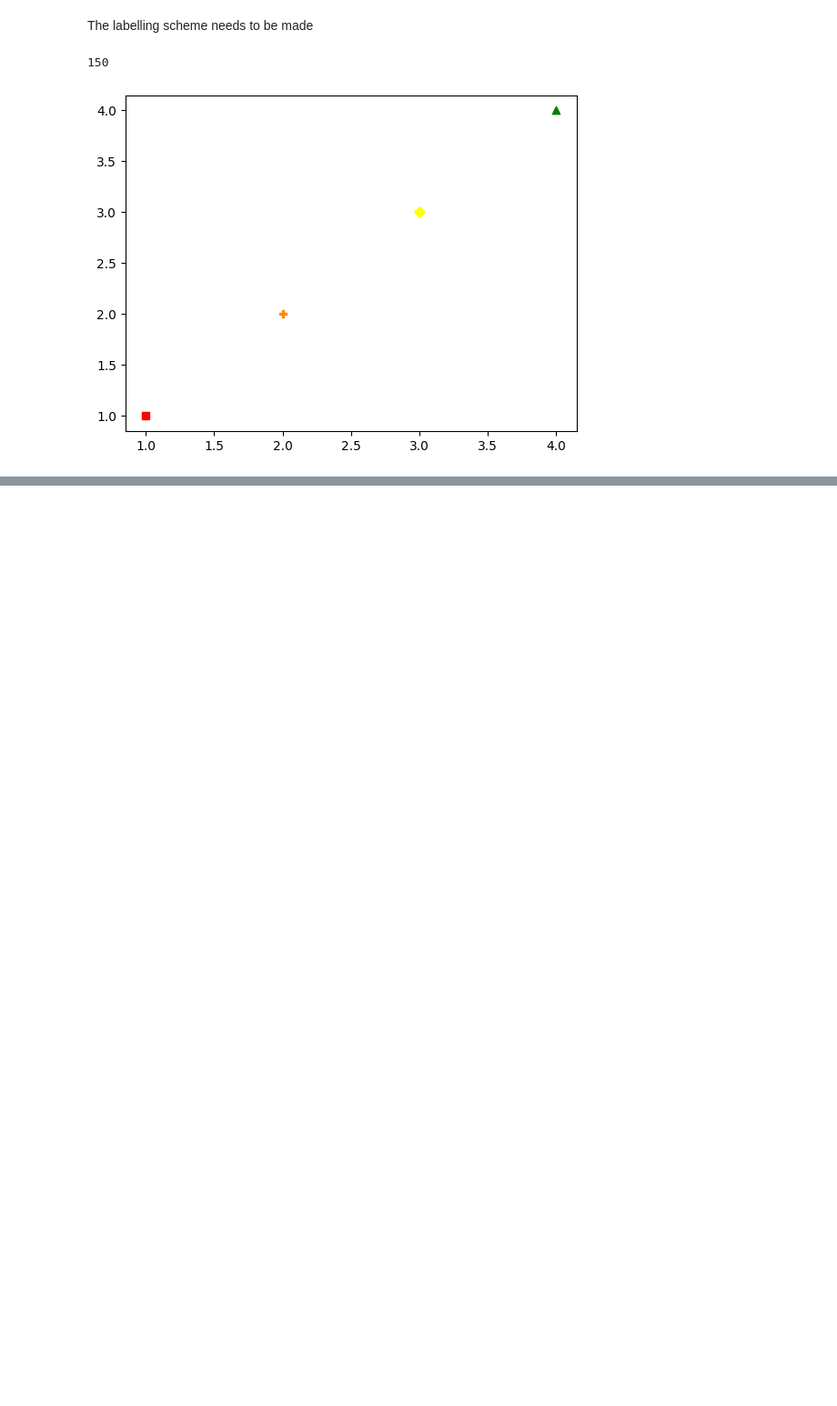
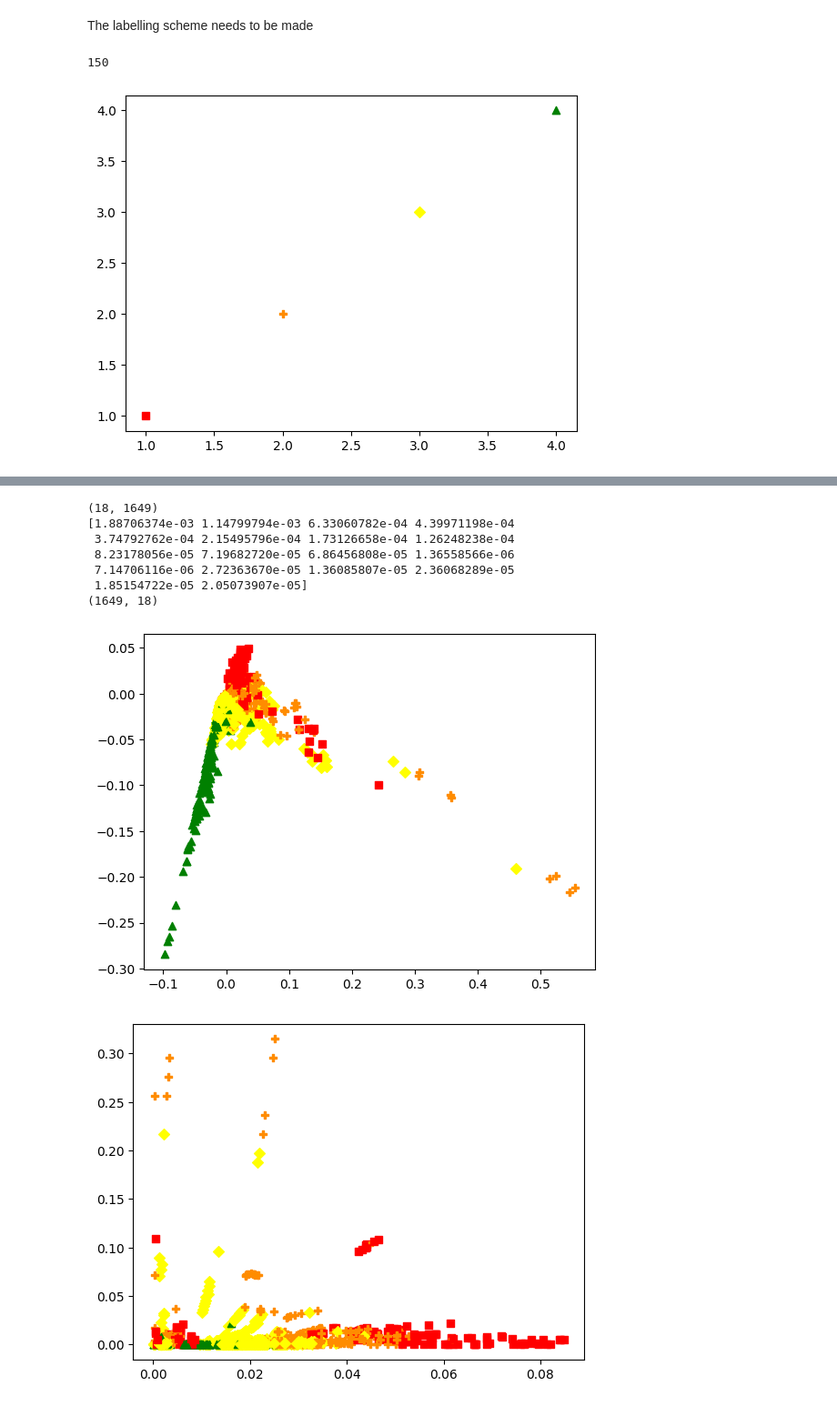
Before and after one commit to JoeOliverEvans/NHANES_PCA, a Jupyter notebook: main.ipynb, the cells around one changed output, grey strips where cells are left out. Shown at 91% size. Drawn from its saved outputs; the diff is of its cells as text; code cells hidden in the pictures; blank space fills up the shorter version.

Commit message:
Performed PCA, looked at the eigenvalue distribution

```diff
--- a/main.ipynb
+++ b/main.ipynb
@@ -215,0 +216,29 @@ for i in range(len(df_cleaned)):
+# %%
+data = df_cleaned.to_numpy()
+print(np.shape(data.T))
+data = data.T
+data = preprocessing.normalize(data)
+C = np.cov(data)
+eigenvalues, eigenvectors = np.linalg.eig(C)
+print(eigenvalues)
+original_cov_matrix = np.diagflat(eigenvalues)
+
+back_to_cov = eigenvectors @ original_cov_matrix @ eigenvectors.T
+eigscores = np.dot(data.T, eigenvectors[:, :])
+print(np.shape(eigscores))
+for i in range(len(df_cleaned)):
+    plt.scatter(eigscores[:, 0][i], eigscores[:, 1][i], color=colour[labels[i]], marker=m[labels[i]])
+plt.savefig("Figures/PCAScatter")
+plt.show()
+for i in range(len(df_cleaned)):
+    plt.scatter(data.T[:, 0][i], data.T[:, 1][i], color=colour[labels[i]], marker=m[labels[i]])
+# %% [output]
+(18, 1649)
+[1.88706374e-03 1.14799794e-03 6.33060782e-04 4.39971198e-04
+ 3.74792762e-04 2.15495796e-04 1.73126658e-04 1.26248238e-04
+ 8.23178056e-05 7.19682720e-05 6.86456808e-05 1.36558566e-06
+ 7.14706116e-06 2.72363670e-05 1.36085807e-05 2.36068289e-05
+ 1.85154722e-05 2.05073907e-05]
+(1649, 18)
+[figure, added]
+[figure, added]
```
Also changed, not shown: parts of 2 cells of this notebook.
